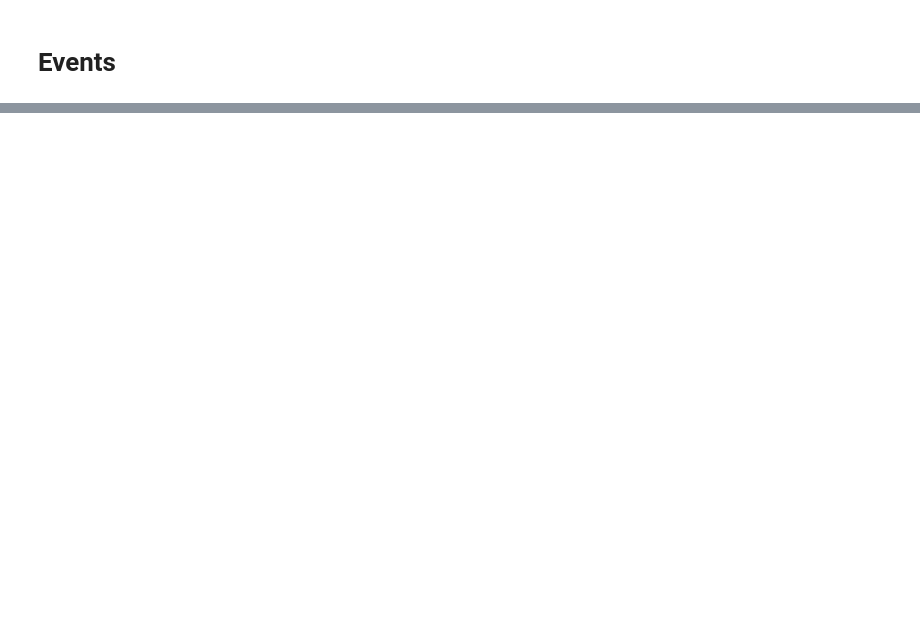
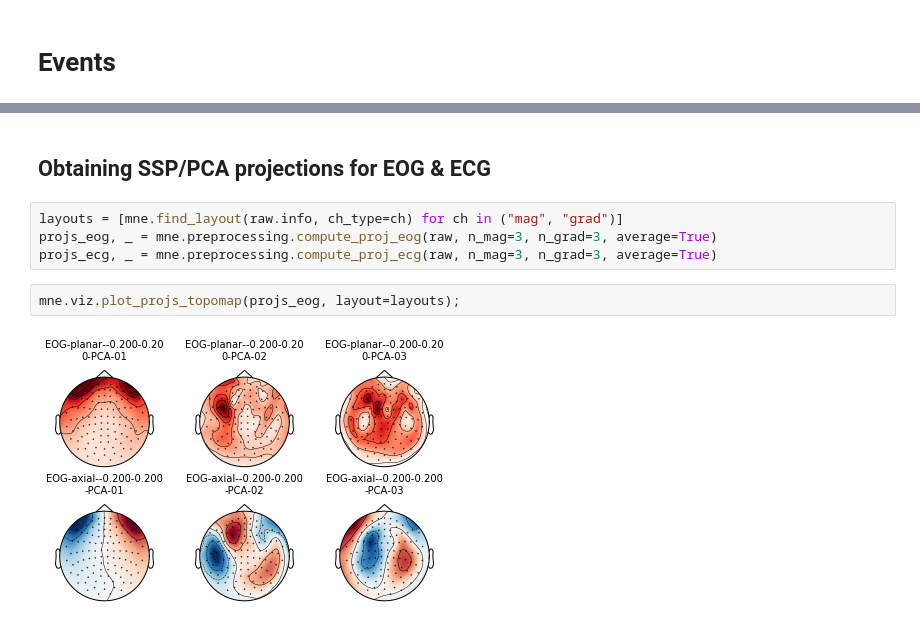
Before and after one commit to egorananyev/mne_pipe_visperc, a Jupyter notebook: mvpa_qc.ipynb, the cells around one changed output, grey strips where cells are left out. Drawn from its saved outputs; the diff is of its cells as text; blank space fills up the shorter version.

```diff
--- a/mvpa_qc.ipynb
+++ b/mvpa_qc.ipynb
@@ -371,0 +491,10 @@ if interactive:
+# %% [markdown]
+## Obtaining SSP/PCA projections for EOG & ECG
+# %%
+layouts = [mne.find_layout(raw.info, ch_type=ch) for ch in ("mag", "grad")]
+projs_eog, _ = mne.preprocessing.compute_proj_eog(raw, n_mag=3, n_grad=3, average=True)
+projs_ecg, _ = mne.preprocessing.compute_proj_ecg(raw, n_mag=3, n_grad=3, average=True)
+# %%
+mne.viz.plot_projs_topomap(projs_eog, layout=layouts);
+# %% [output]
+[figure, added]
```
Also changed, not shown: parts of 56 cells of this notebook.
